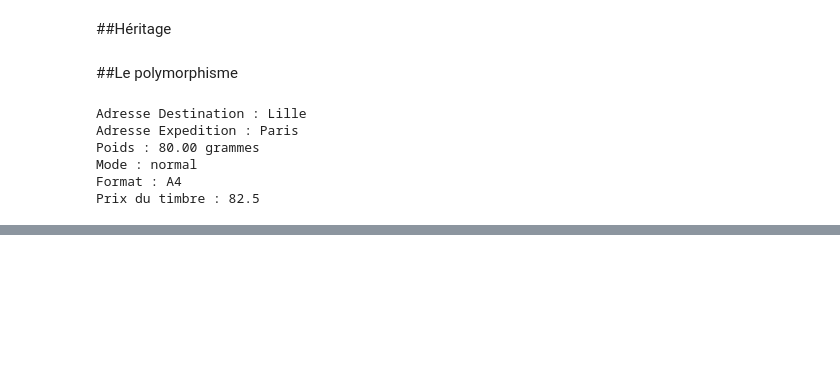
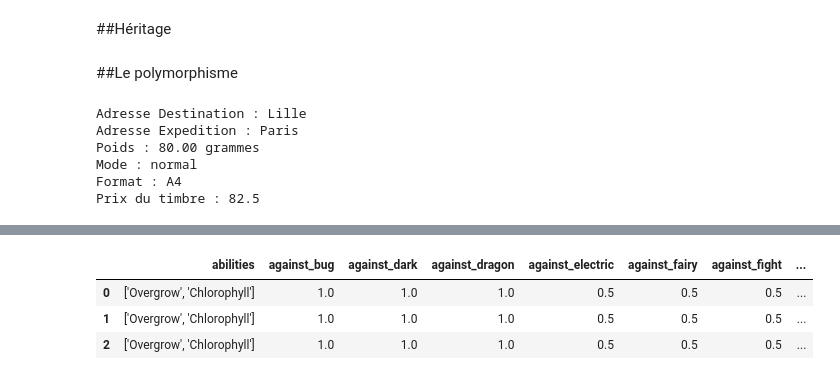
Before and after one commit to arthur-berthelier/python, a Jupyter notebook: python_5_03.ipynb, the cells around one changed output, grey strips where cells are left out. Drawn from its saved outputs; the diff is of its cells as text; code cells hidden in the pictures; blank space fills up the shorter version.

```diff
--- a/python_5_03.ipynb
+++ b/python_5_03.ipynb
@@ -525,0 +783,51 @@ Prix du timbre : 82.5
+# %%
+import pandas as pd
+import numpy as np
+
+ar = np.array([[1.1, 2, 3.3, 4], [2.7, 10, 5.4, 7], [5.3, 9, 1.5, 15]])
+df = pd.DataFrame(ar, index = ['a1', 'a2', 'a3'], columns = ['A', 'B', 'C', 'D']);
+#print(df)
+
+#print('Valeur des colonnes et index de ligne')
+#print(df.columns)
+#print(df.index)
+
+#print('Reindex')
+#print(df.reindex(columns = ['C', 'B', 'A'], index = ['a2', 'a3']))
+
+
+dico = {'A': [1.1, 2.7, 5.3],
+        'B': [2, 10, 2],
+        'C': [3.3, 5.4, 1.5],
+        'D': [4, 7, 15]}
+df = pd.DataFrame(dico, index = ['a1', 'a2', 'a3']);
+#print(df)
+
+#print('Single columns')
+#print(df.loc['a2'])
+
+#print(df.loc['a2'])
+
+
+#Liste des infos d'une dataFrame (count mean std min 25% 50% 75% max)
+#print(df.describe())
+
+#moyenne 15
+#std = 4 = moyenne des écarts , donc tous les éleves on 15 plus ou moin 4
+#donc il existe des eleves a 11 et des eleves a 19 donc la moyenne n'est pas représentative
+
+#Lecture du fichier csv suivant un path
+#pokemon = pd.read_csv('../content/sample_data/pokemon.csv');
+#pokemon.head(3)
+
+#Afichage des colonnes  et de la somme de leur elements égale a null
+#pokemon.isnull().sum()
+
+#le pokemon ayant le maximum d'achat
+#pokemon['hp'].max()
+#pokemon['hp'].describe() # information sur la fiabilité de l'échantillion au niveau des Hp des pokemons
+# %% [output]
+|  | abilities | against_bug | against_dark | against_dragon | against_electric | against_fairy | against_fight | ... |
+| 0 | ['Overgrow', 'Chlorophyll'] | 1.0 | 1.0 | 1.0 | 0.5 | 0.5 | 0.5 | ... |
+| 1 | ['Overgrow', 'Chlorophyll'] | 1.0 | 1.0 | 1.0 | 0.5 | 0.5 | 0.5 | ... |
+| 2 | ['Overgrow', 'Chlorophyll'] | 1.0 | 1.0 | 1.0 | 0.5 | 0.5 | 0.5 | ... |
```
Also changed, not shown: parts of 20 cells of this notebook, 1 other file.
